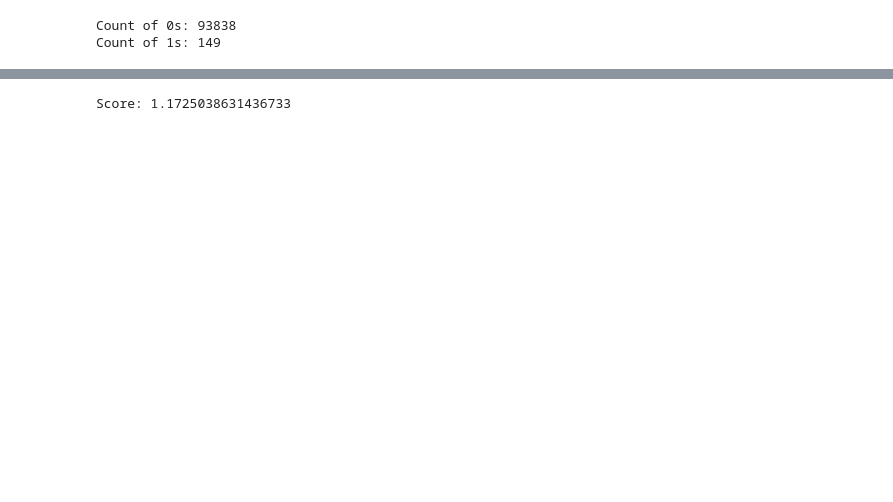
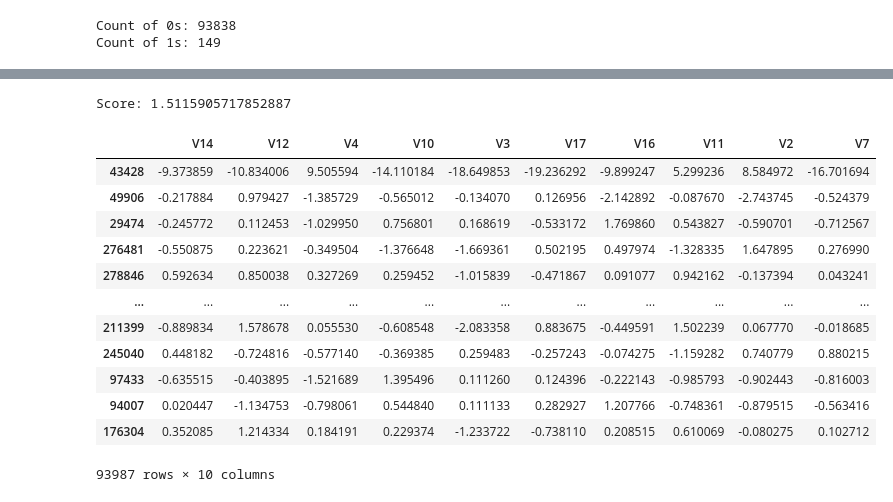
Before and after one commit to AnkitDogra-07/Research-CSE-V, a Jupyter notebook: Work/Notebooks for Data Cleaning/preprocessing.ipynb, the cells around one changed output, grey strips where cells are left out. Saved outputs shown, nothing was run; the diff lists cells and outputs as text; code cells hidden in the pictures; blank space fills up the shorter version.

```diff
--- a/Work/Notebooks for Data Cleaning/preprocessing.ipynb
+++ b/Work/Notebooks for Data Cleaning/preprocessing.ipynb
@@ -630,10 +625,26 @@ Best Parameters - n_clusters: 5, m: 1.5
 # %%
 from sklearn.metrics import davies_bouldin_score
-cntr, u, u0, d, jm, p, fpc = cmeans(X_train_normalized.T, c=best_n_clusters, m=best_m, error=tolerance, maxiter=max_iterations)
+cntr, u, u0, d, jm, p, fpc = cmeans(X_train_normalized.T, c=5, m=1.5, error=tolerance, maxiter=max_iterations)
 labels = np.argmax(u, axis=0)
 score = davies_bouldin_score(X_train_normalized, labels)
 X_test_normalized = scaler.transform(X_test_rfc)
 
 print("Score:", score)
 # %% [output]
-Score: 1.1725038631436733
+Score: 1.5115905717852887
+# %%
+X_test_rfc
+# %% [output]
+|  | V14 | V12 | V4 | V10 | V3 | V17 | V16 | V11 | V2 | V7 |
+| 43428 | -9.373859 | -10.834006 | 9.505594 | -14.110184 | -18.649853 | -19.236292 | -9.899247 | 5.299236 | 8.584972 | -16.701694 |
+| 49906 | -0.217884 | 0.979427 | -1.385729 | -0.565012 | -0.134070 | 0.126956 | -2.142892 | -0.087670 | -2.743745 | -0.524379 |
+| 29474 | -0.245772 | 0.112453 | -1.029950 | 0.756801 | 0.168619 | -0.533172 | 1.769860 | 0.543827 | -0.590701 | -0.712567 |
+| 276481 | -0.550875 | 0.223621 | -0.349504 | -1.376648 | -1.669361 | 0.502195 | 0.497974 | -1.328335 | 1.647895 | 0.276990 |
+| 278846 | 0.592634 | 0.850038 | 0.327269 | 0.259452 | -1.015839 | -0.471867 | 0.091077 | 0.942162 | -0.137394 | 0.043241 |
+| ... | ... | ... | ... | ... | ... | ... | ... | ... | ... | ... |
+| 211399 | -0.889834 | 1.578678 | 0.055530 | -0.608548 | -2.083358 | 0.883675 | -0.449591 | 1.502239 | 0.067770 | -0.018685 |
+| 245040 | 0.448182 | -0.724816 | -0.577140 | -0.369385 | 0.259483 | -0.257243 | -0.074275 | -1.159282 | 0.740779 | 0.880215 |
+| 97433 | -0.635515 | -0.403895 | -1.521689 | 1.395496 | 0.111260 | 0.124396 | -0.222143 | -0.985793 | -0.902443 | -0.816003 |
+| 94007 | 0.020447 | -1.134753 | -0.798061 | 0.544840 | 0.111133 | 0.282927 | 1.207766 | -0.748361 | -0.879515 | -0.563416 |
+| 176304 | 0.352085 | 1.214334 | 0.184191 | 0.229374 | -1.233722 | -0.738110 | 0.208515 | 0.610069 | -0.080275 | 0.102712 |
+93987 rows × 10 columns
```
Also changed, not shown: parts of 3 cells of this notebook, 2 other files.
